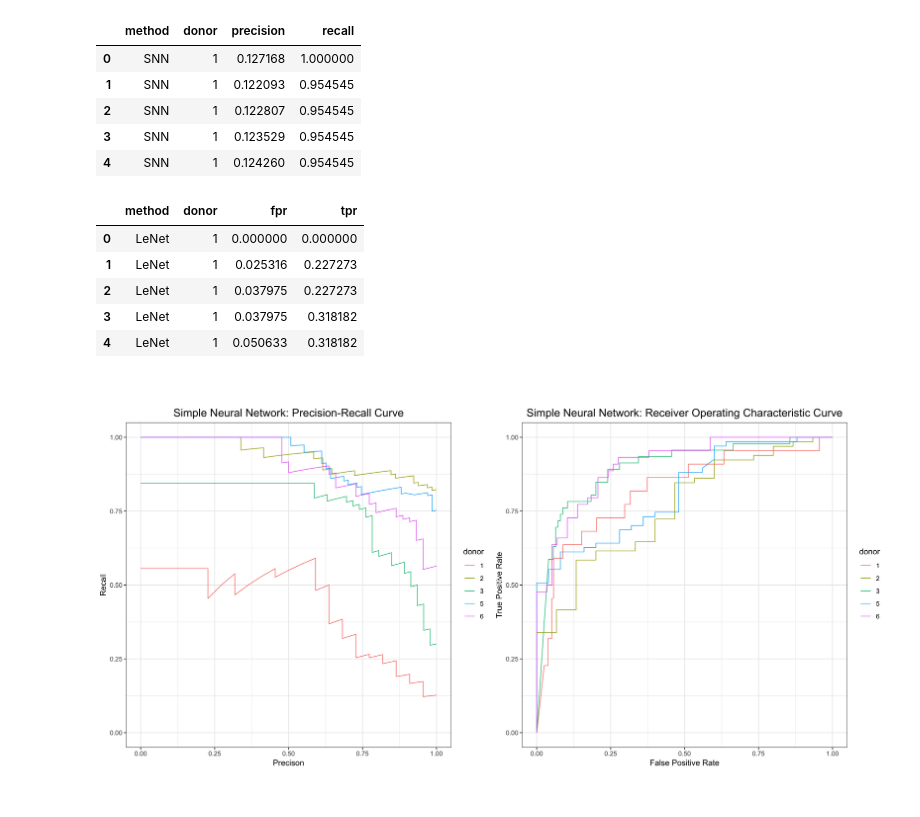
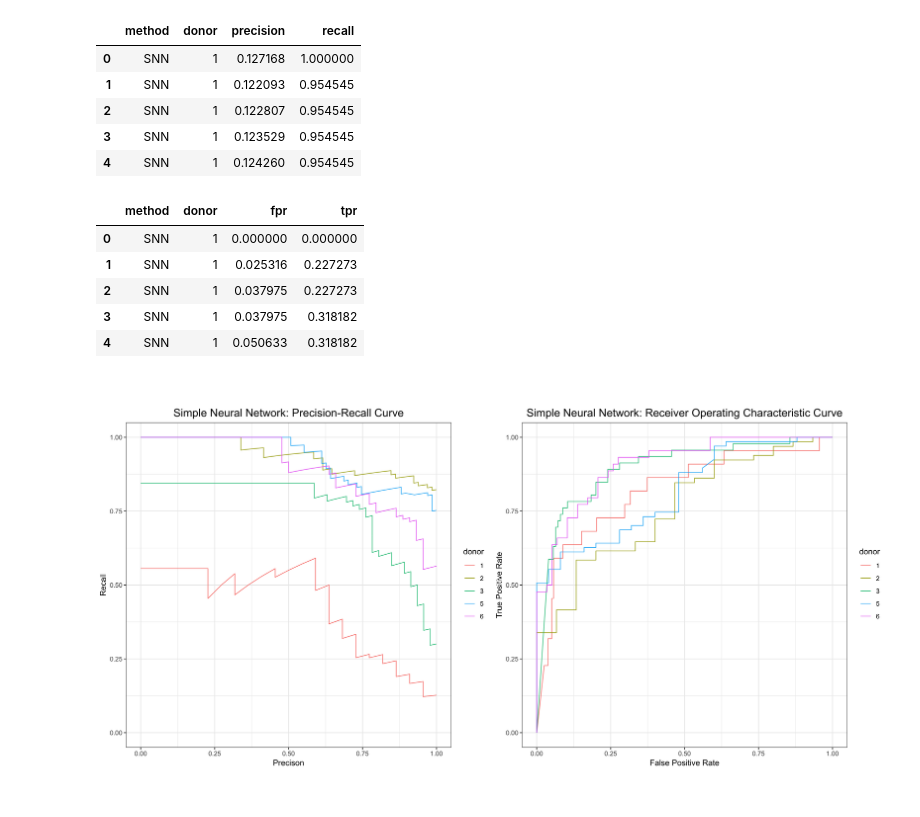
Before and after one commit to gitter-lab/t-cell-classification, a Jupyter notebook: simple_neural_network.ipynb, the cells around one changed output. Saved outputs shown, nothing was run; the diff lists cells and outputs as text; code cells hidden in the pictures.

```diff
--- a/simple_neural_network.ipynb
+++ b/simple_neural_network.ipynb
@@ -821,28 +824,28 @@ pr_df.head()
 # %%
 roc_dict = {}
 
 roc_dict = {
     'method': [],
     'donor': [],
     'fpr': [],
     'tpr': [],
 }
 
 for d in [1, 2, 3, 5, 6]:
-    roc_dict['method'].extend(['LeNet' for i in model_performance[d]['roc'][0]])
+    roc_dict['method'].extend(['SNN' for i in model_performance[d]['roc'][0]])
     roc_dict['donor'].extend([d for i in model_performance[d]['roc'][0]])
     roc_dict['fpr'].extend(model_performance[d]['roc'][0])
     roc_dict['tpr'].extend(model_performance[d]['roc'][1])
 
 roc_df = pd.DataFrame(roc_dict)
 roc_df.head()
 # %% [output]
 |  | method | donor | fpr | tpr |
-| 0 | LeNet | 1 | 0.000000 | 0.000000 |
-| 1 | LeNet | 1 | 0.025316 | 0.227273 |
-| 2 | LeNet | 1 | 0.037975 | 0.227273 |
-| 3 | LeNet | 1 | 0.037975 | 0.318182 |
-| 4 | LeNet | 1 | 0.050633 | 0.318182 |
+| 0 | SNN | 1 | 0.000000 | 0.000000 |
+| 1 | SNN | 1 | 0.025316 | 0.227273 |
+| 2 | SNN | 1 | 0.037975 | 0.227273 |
+| 3 | SNN | 1 | 0.037975 | 0.318182 |
+| 4 | SNN | 1 | 0.050633 | 0.318182 |
 # %%
 %%R -i pr_df,roc_df -w 15 -h 8 --units in -r 400
 
```
Also changed, not shown: parts of 6 cells of this notebook, 1 other file.
